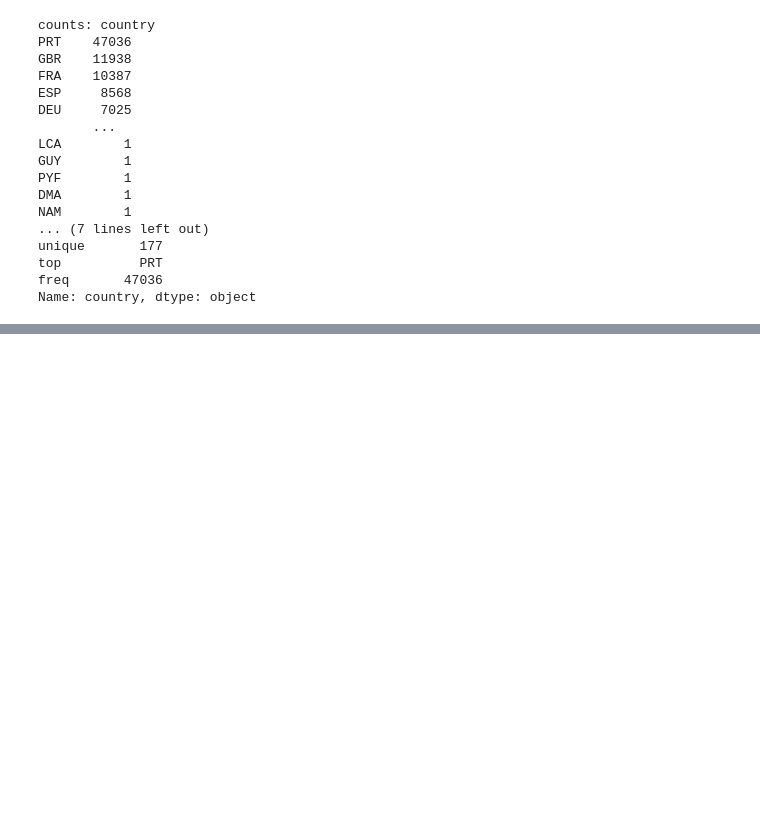
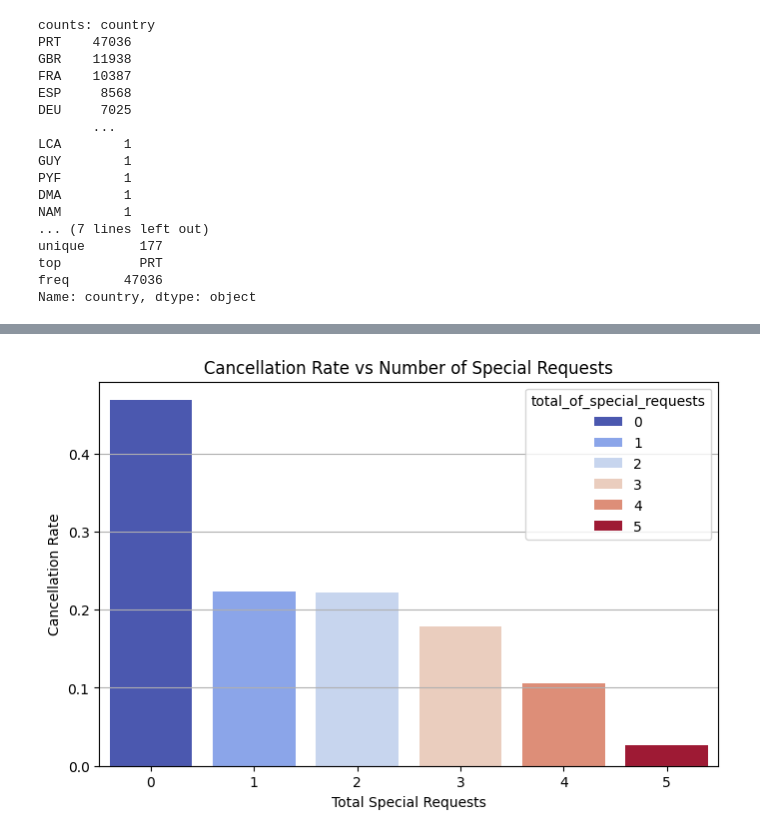
Before and after one commit to soni-vaishnavi/AU_Project, a Jupyter notebook: Project/main.ipynb, the cells around one changed output, grey strips where cells are left out. Drawn from its saved outputs; the diff is of its cells as text; code cells hidden in the pictures; blank space fills up the shorter version.

```diff
--- a/Project/main.ipynb
+++ b/Project/main.ipynb
@@ -767,0 +961,3 @@ Name: country, dtype: object
+# %%
+request_cancellation = hotel.groupby('total_of_special_requests')['is_canceled'].mean().reset_index()
+request_cancellation.head()
@@ -767,0 +971,12 @@ Name: country, dtype: object
+# %%
+plt.figure(figsize=(8,5))
+sns.barplot(data=request_cancellation, x='total_of_special_requests', y='is_canceled', palette='coolwarm', hue= 'total_of_special_requests')
+
+plt.title("Cancellation Rate vs Number of Special Requests")
+plt.xlabel("Total Special Requests")
+plt.ylabel("Cancellation Rate")
+
+plt.grid(axis='y')
+plt.show()
+# %% [output]
+[figure, added]
```
Also changed, not shown: parts of 28 cells of this notebook.
